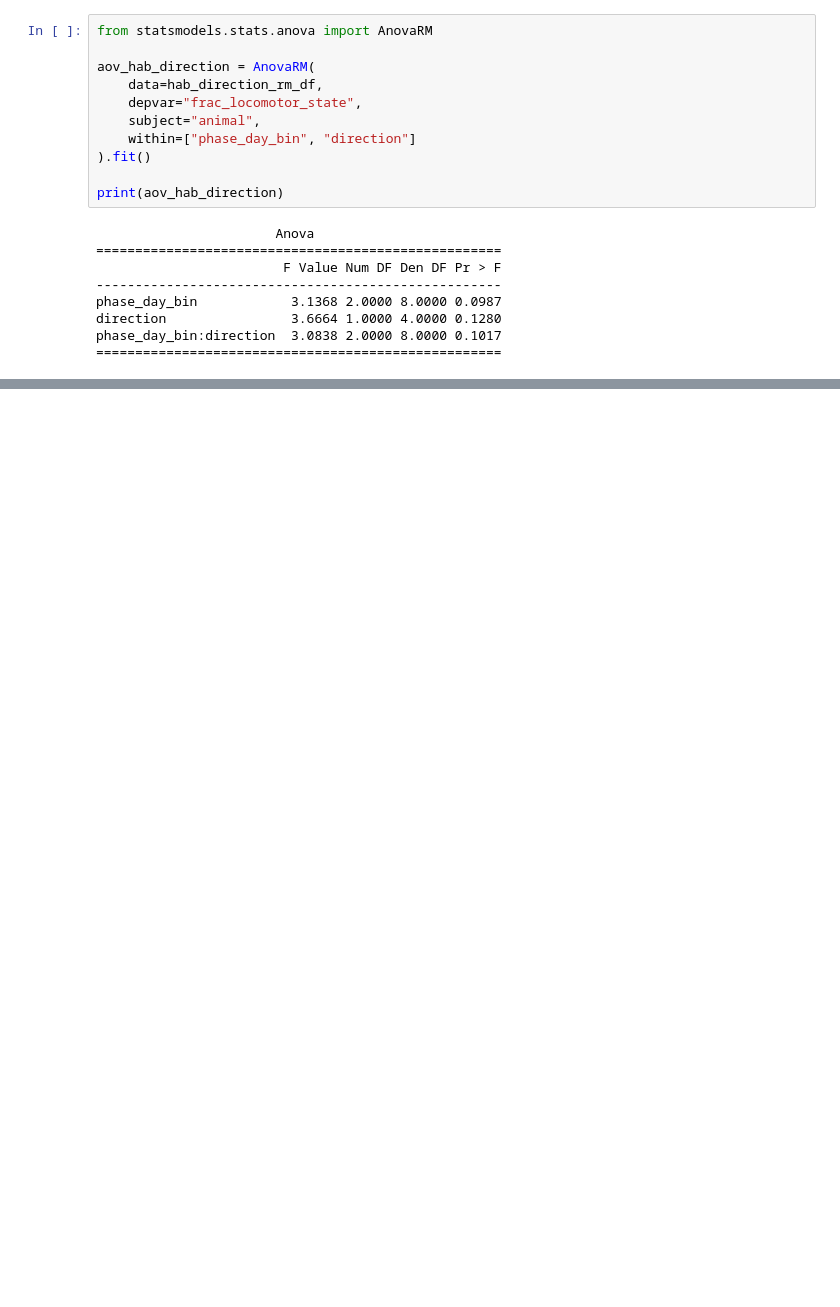
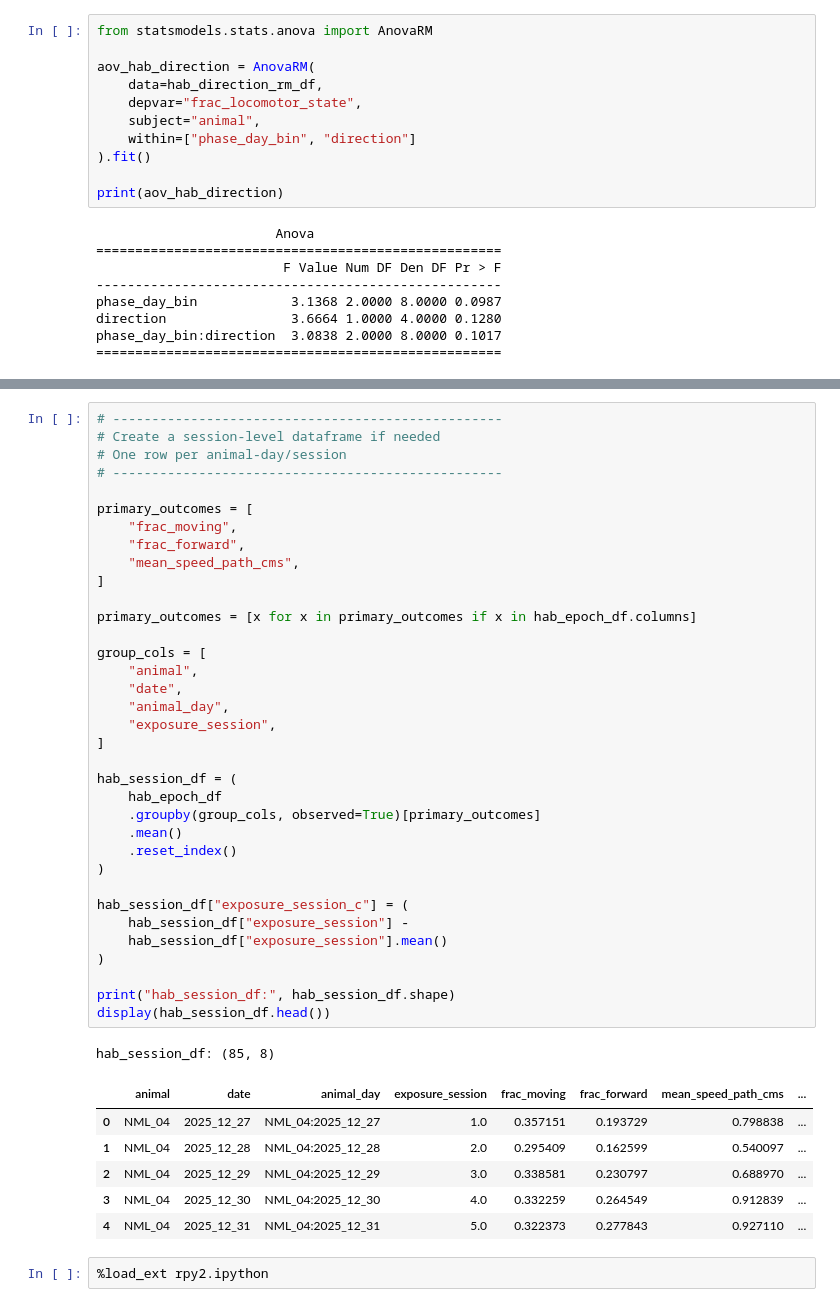
Before and after one commit to neuromomentumlab/Classical_Conditioning_Air_Wheel, a Jupyter notebook: Python/notebooks/habituation_analysis.ipynb, the cells around one changed output, grey strips where cells are left out. Saved outputs shown, nothing was run; the diff lists cells and outputs as text; blank space fills up the shorter version.

```diff
--- a/Python/notebooks/habituation_analysis.ipynb
+++ b/Python/notebooks/habituation_analysis.ipynb
@@ -1361,0 +1492,45 @@ phase_day_bin:direction  3.0838 2.0000 8.0000 0.1017
+# %%
+# --------------------------------------------------
+# Create a session-level dataframe if needed
+# One row per animal-day/session
+# --------------------------------------------------
+
+primary_outcomes = [
+    "frac_moving",
+    "frac_forward",
+    "mean_speed_path_cms",
+]
+
+primary_outcomes = [x for x in primary_outcomes if x in hab_epoch_df.columns]
+
+group_cols = [
+    "animal",
+    "date",
+    "animal_day",
+    "exposure_session",
+]
+
+hab_session_df = (
+    hab_epoch_df
+    .groupby(group_cols, observed=True)[primary_outcomes]
+    .mean()
+    .reset_index()
+)
+
+hab_session_df["exposure_session_c"] = (
+    hab_session_df["exposure_session"] -
+    hab_session_df["exposure_session"].mean()
+)
+
+print("hab_session_df:", hab_session_df.shape)
+display(hab_session_df.head())
+# %% [output]
+hab_session_df: (85, 8)
+|  | animal | date | animal_day | exposure_session | frac_moving | frac_forward | mean_speed_path_cms | ... |
+| 0 | NML_04 | 2025_12_27 | NML_04:2025_12_27 | 1.0 | 0.357151 | 0.193729 | 0.798838 | ... |
+| 1 | NML_04 | 2025_12_28 | NML_04:2025_12_28 | 2.0 | 0.295409 | 0.162599 | 0.540097 | ... |
+| 2 | NML_04 | 2025_12_29 | NML_04:2025_12_29 | 3.0 | 0.338581 | 0.230797 | 0.688970 | ... |
+| 3 | NML_04 | 2025_12_30 | NML_04:2025_12_30 | 4.0 | 0.332259 | 0.264549 | 0.912839 | ... |
+| 4 | NML_04 | 2025_12_31 | NML_04:2025_12_31 | 5.0 | 0.322373 | 0.277843 | 0.927110 | ... |
+# %%
+%load_ext rpy2.ipython
```
Also changed, not shown: parts of 7 cells of this notebook, 1 other file.
